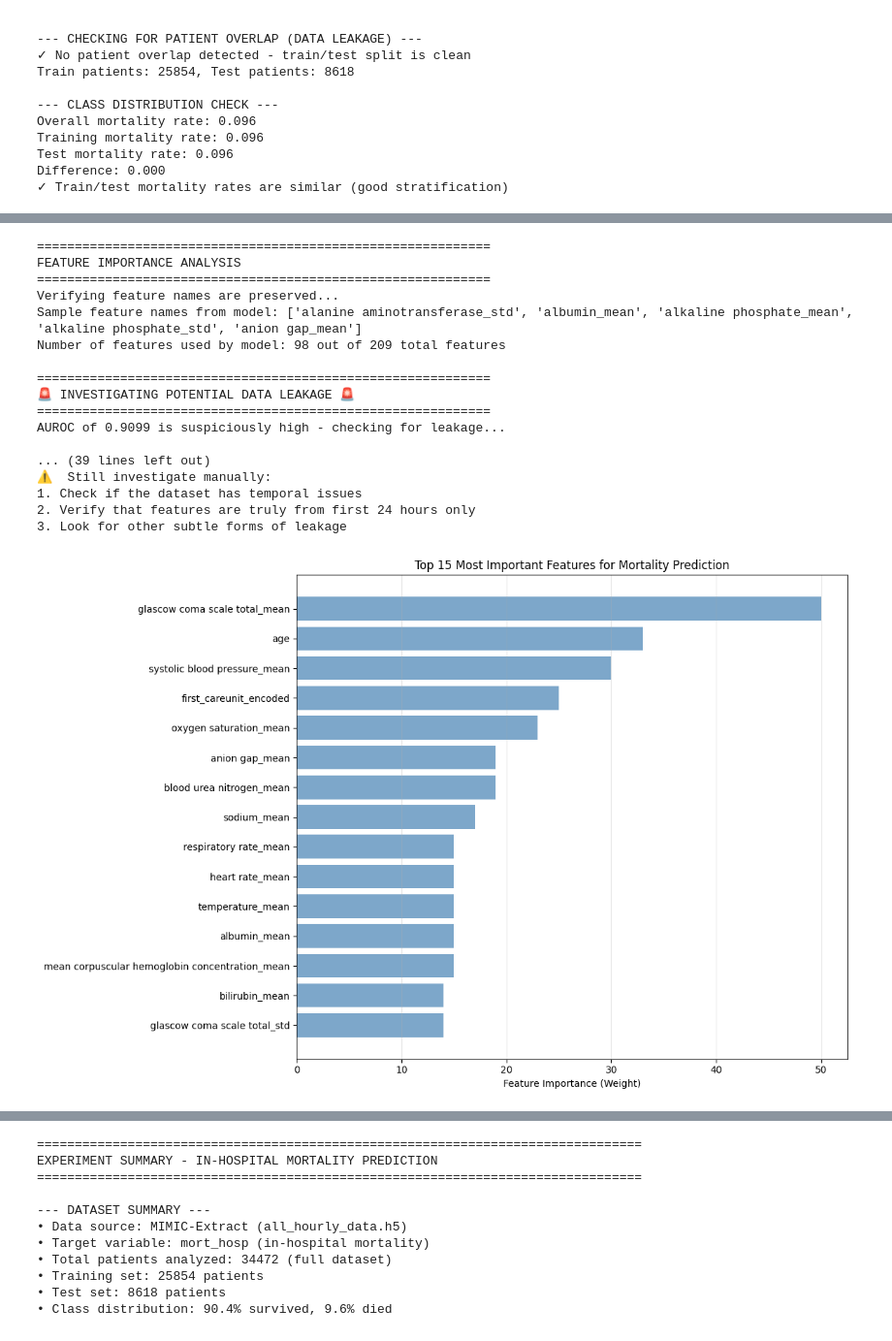
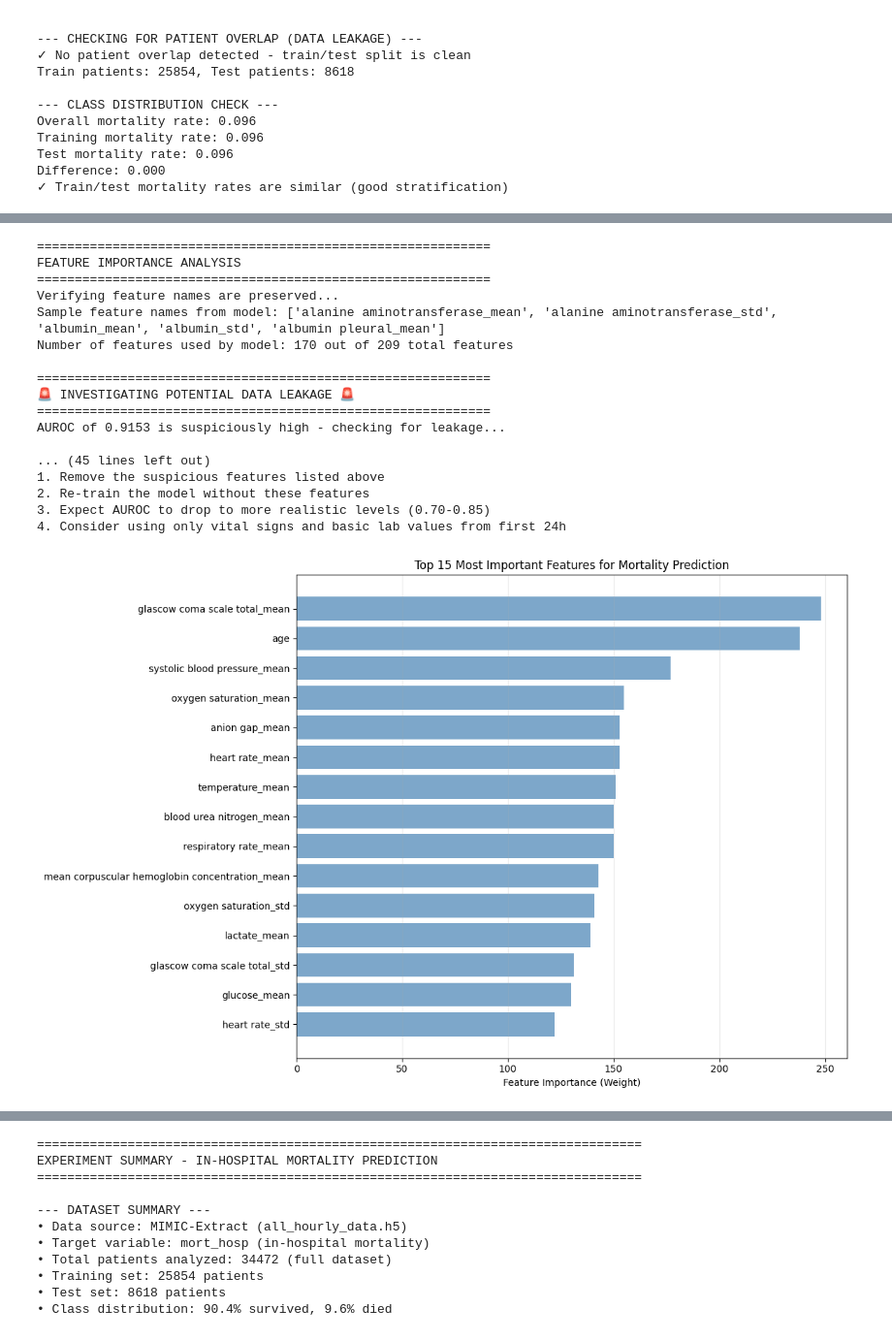
Before and after one commit to Tensor-Lab-for-Computational-Medicine/EHR-Embeddings, a Jupyter notebook: notebooks/raw_data_model.ipynb, the cells around one changed output, grey strips where cells are left out. Shown at 97% size. Drawn from its saved outputs; the diff is of its cells as text; code cells hidden in the pictures.

```diff
--- a/notebooks/raw_data_model.ipynb
+++ b/notebooks/raw_data_model.ipynb
@@ -937,22 +1040,38 @@ print(f"Sample feature names: {feature_names[:5]}...")
 # Create DMatrix with feature names preserved
 if isinstance(X_train_imputed, pd.DataFrame):
     dtrain = xgb.DMatrix(X_train_imputed.values, label=y_train, feature_names=feature_names)
+    dtest = xgb.DMatrix(X_test_imputed.values, label=y_test, feature_names=feature_names)
 else:
     dtrain = xgb.DMatrix(X_train_imputed, label=y_train, feature_names=feature_names)
+    dtest = xgb.DMatrix(X_test_imputed, label=y_test, feature_names=feature_names)
 
-# Minimal parameters to avoid bugs
+# Enhanced parameters with class imbalance handling
 params = {
     'objective': 'binary:logistic',
-    'max_depth': 3,
-    'eta': 0.1,
-    'seed': 42
+    'max_depth': XGB_PARAMS['max_depth'],
+    'eta': XGB_PARAMS['learning_rate'],
+    'seed': XGB_PARAMS['random_state'],
+    'scale_pos_weight': XGB_PARAMS['scale_pos_weight'],
+    'eval_metric': XGB_PARAMS['eval_metric'],
+    'subsample': 0.8,  # Add regularization
+    'colsample_bytree': 0.8,  # Add regularization
+    'min_child_weight': 1,
+    'gamma': 0.1  # Minimum loss reduction for split
 }
 
+print(f"Training XGBoost with parameters:")
+for key, value in params.items():
+    print(f"  {key}: {value}")
+
+# Train with early stopping and validation
+evallist = [(dtrain, 'train'), (dtest, 'eval')]
 model_xgb = xgb.train(
     params=params,
     dtrain=dtrain,
-    num_boost_round=100,
-    verbose_eval=False  # Set to False to reduce output
+    num_boost_round=XGB_PARAMS['n_estimators'],
+    evals=evallist,
+    early_stopping_rounds=20,  # Stop if no improvement for 20 rounds
+    verbose_eval=50  # Print every 50 rounds
 )
 
 model = model_xgb
@@ -1154,7 +1428,7 @@ print(f"Number of features used by model: {len(feature_importance)} out of {len(
 print(f"\n" + "="*60)
 print(f"🚨 INVESTIGATING POTENTIAL DATA LEAKAGE 🚨")
 print(f"="*60)
-print(f"AUROC of {auroc:.4f} is suspiciously high - checking for leakage...")
+print(f"AUROC of {auroc_final:.4f} is suspiciously high - checking for leakage...")
 
 # Check if any of the top features are leakage-prone
 print(f"\n--- ANALYZING TOP 10 FEATURES FOR LEAKAGE ---")
@@ -1239,7 +1513,15 @@ plt.title('Top 15 Most Important Features for Mortality Prediction')
 plt.gca().invert_yaxis()
 plt.grid(True, alpha=0.3, axis='x')
 plt.tight_layout()
+
+# Save feature importance plot
+plt.savefig(f'{OUTPUT_DIR}feature_importance_plot.png', dpi=300, bbox_inches='tight')
 plt.show()
+
+# Save feature importance data
+importance_df.to_csv(f'{OUTPUT_DIR}feature_importance_rankings.csv', index=False)
+print(f"✓ Feature importance plot saved to {OUTPUT_DIR}feature_importance_plot.png")
+print(f"✓ Feature importance rankings saved to {OUTPUT_DIR}feature_importance_rankings.csv")
 
 # Analyze feature types
 print(f"\n--- FEATURE TYPE ANALYSIS ---")
@@ -1270,39 +1552,39 @@ clinical_groups = {
     'wbc': ['White Blood Cells', 'Immune system/infection'],
     'platelets': ['Platelets', 'Blood clotting ability'],
     'lactate': ['Lactate', 'Tissue perfusion/shock indicator']
 }
 
 for idx, row in top_features.iterrows():
     feature_name = row['feature']
     importance = row['importance']
 
     # Find the base clinical variable
     base_var = feature_name.replace('_mean', '').replace('_std', '')
     stat_type = 'Mean' if '_mean' in feature_name else 'Variability (Std)'
 
     if base_var in clinical_groups:
         clinical_name, description = clinical_groups[base_var]
         print(f"{clinical_name} ({stat_type}): {description} - Importance: {importance:.1f}")
     else:
         print(f"{feature_name}: Importance: {importance:.1f}")
 
 print("✓ Feature importance analysis complete!")
 # %% [output]
 ============================================================
 FEATURE IMPORTANCE ANALYSIS
 ============================================================
 Verifying feature names are preserved...
-Sample feature names from model: ['alanine aminotransferase_std', 'albumin_mean', 'alkaline phosphate_mean', 'alkaline phosphate_std', 'anion gap_mean']
-Number of features used by model: 98 out of 209 total features
+Sample feature names from model: ['alanine aminotransferase_mean', 'alanine aminotransferase_std', 'albumin_mean', 'albumin_std', 'albumin pleural_mean']
+Number of features used by model: 170 out of 209 total features
 
 ============================================================
 🚨 INVESTIGATING POTENTIAL DATA LEAKAGE 🚨
 ============================================================
-AUROC of 0.9099 is suspiciously high - checking for leakage...
+AUROC of 0.9153 is suspiciously high - checking for leakage...
 
-... (39 lines left out)
-⚠️  Still investigate manually:
-1. Check if the dataset has temporal issues
-2. Verify that features are truly from first 24 hours only
-3. Look for other subtle forms of leakage
+... (45 lines left out)
+1. Remove the suspicious features listed above
+2. Re-train the model without these features
+3. Expect AUROC to drop to more realistic levels (0.70-0.85)
+4. Consider using only vital signs and basic lab values from first 24h
-[figure, old version]
+[figure, new version]
```
Also changed, not shown: parts of 10 cells of this notebook, 12 other files.
